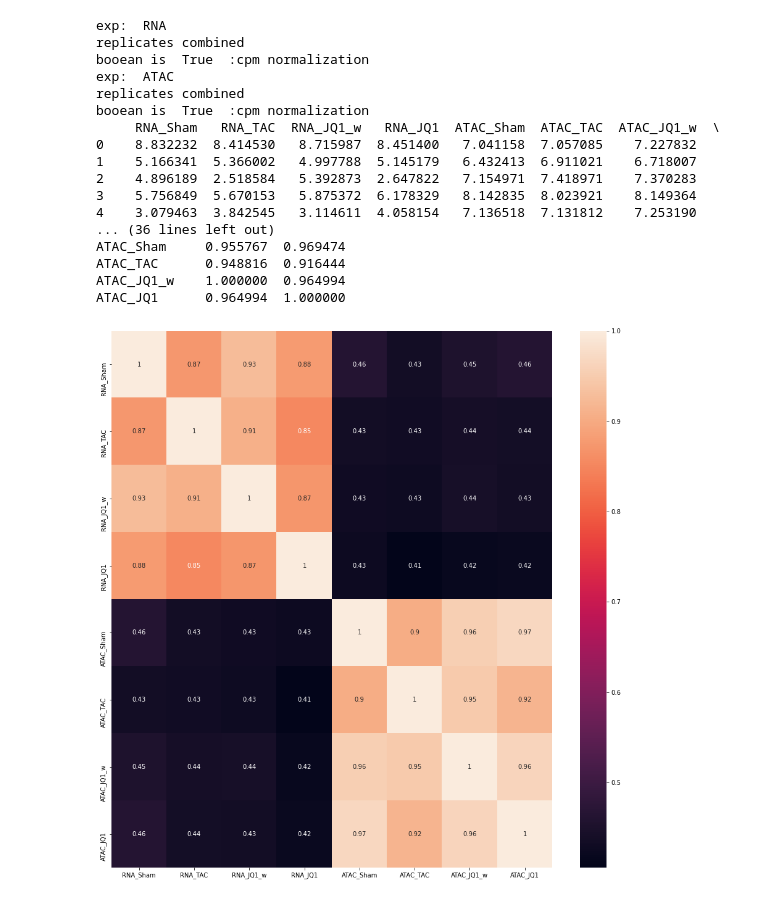
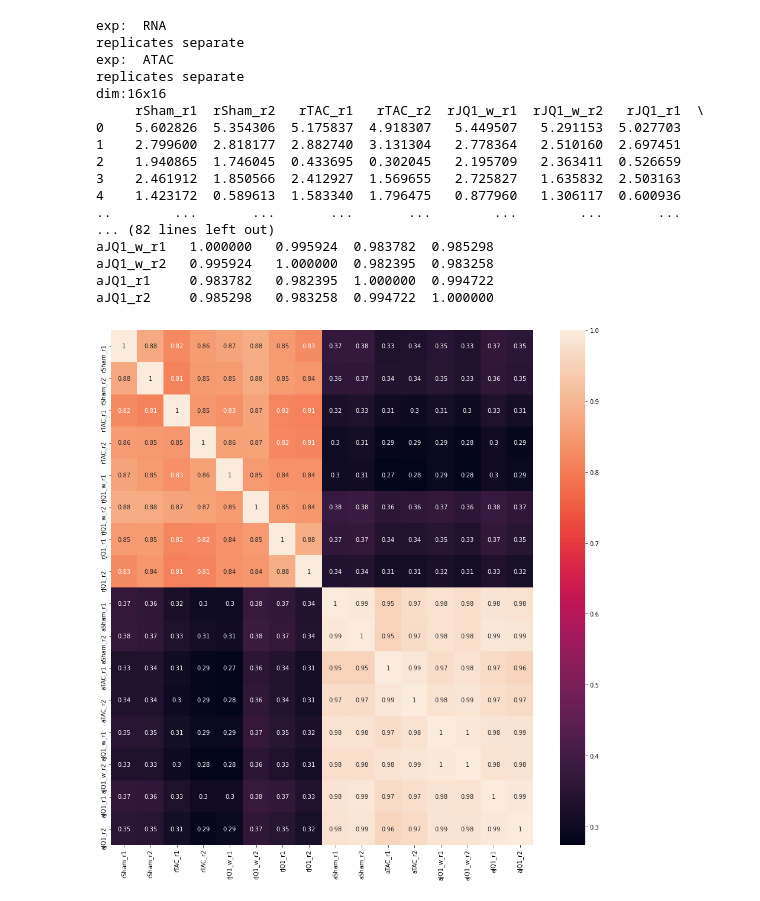
Before and after one commit to code-s-witch/Pollard-Lab, a Jupyter notebook: combined_replicates.ipynb, the cells around one changed output. Cells and saved outputs as stored; diff of their text form; code cells hidden in the pictures.

```diff
--- a/combined_replicates.ipynb
+++ b/combined_replicates.ipynb
@@ -16,9 +16,8 @@ rel_path = "../../../data/projects/morin/Counts/"
 
 #retrieve samples from specified experiment
 #experimental data
-# exp = "RNA"
 cpm_bool = False #False: normalize by cpkm, True: normalize by cpm
-repl_bool = True #True:use sum of replicates, False: use r1, r2
+repl_bool = False #True:use sum of replicates, False: use r1, r2
 
 #file holding 16 sample names
 #8 samples per experiment
@@ -34,15 +33,20 @@ atacDict= ds.run_ds_on_exp(samples_dir, rel_path, "ATAC", cpm_bool, repl_bool)
 
 # print(atacDict)
 #merge dictionaries
+dim = ''
 mergeDict = {}
 if repl_bool:
     #make 8x8 matrix with replicates combined
+    dim = '8x8'
+    print('dim:' + dim)
     for key, values in rnaDict.items():
         mergeDict[key] = values
     for k, v in atacDict.items():
         mergeDict[k] = v
 else:
     #make 16x16 matrix with replicates separate
+    dim = '16x16'
+    print('dim:' + dim)
     for key, values in rnaDict.items():
         mergeDict['r'+key] = values
     for k, v in atacDict.items():
@@ -50,63 +54,66 @@ else:
 # print(mergeDict.keys())
 
 #create dataframe
 df = pd.DataFrame(data=mergeDict)
 
 print(df)
 
 
 # #not necessarily sequential analysis
 # #-----------------Analysis part 1: Violin and Swarmplot--------------------
 # #create figure objects
-# violin = sns.violinplot(data=df, inner = None)
-# swarmplot = sns.swarmplot(data=df,color="black", edgecolor="gray", size=2)
+# df1 = pd.DataFrame(data=rnaDict)
+# df2 = pd.DataFrame(data=atacDict)
+# violin = sns.violinplot(data=df1, inner = None)
+# swarmplot = sns.swarmplot(data=df1,color="black", edgecolor="gray", size=2)
 
 # #get figure and save figure
-# norm = ''
-# if cpm_bool == True:
-#     norm = "CPM"
-# else:
-#     norm = "CPKM"
-# img_format = '.png'
+norm = ''
+if cpm_bool == True:
+    norm = "CPM"
+else:
+    norm = "CPKM"
+img_format = '.png'
 # figure1 = "violin_swarmplot"
 # filename1 = figure1 + '_' + exp + '_' + "samples" + '_' + norm + img_format
 # # fig1 = swarmplot.get_figure()
-# # fig1.savefig(filename1)
+# # fig1.savefig('images/'+filename1)
 
 
 # #-----------------Analysis part 2: Heatmap and Clustermap------------------
 #create correlation matrix using the pearson correlation coefficient
 corr_matrix = df.corr(method = 'pearson')
 print(corr_matrix)
 
 plt.figure(figsize=(16,16))
+
 heatmap = sns.heatmap(corr_matrix, annot=True)
 cluster = sns.clustermap(corr_matrix, annot=True)
+exp = "RNAvsATAC"
+figure2 = "heatmap"
+filename2 = figure2 + '_' + exp + '_' +  dim + '_' + norm + img_format
+fig2 = heatmap.get_figure()
+fig2.savefig('images/'+filename2,bbox_inches='tight')
 
-# figure2 = "heatmap"
-# filename2 = figure2 + '_' + exp + '_' + "samples" + '_' + norm + img_format
-# fig2 = heatmap.get_figure()
-# fig2.savefig(filename2,bbox_inches='tight')
-
-# figure3 = "clustermap"
-# filename3 = figure3 + '_' + exp + '_' + "samples" + '_' + norm + img_format
-# cluster.savefig(filename3)
+figure3 = "clustermap"
+filename3 = figure3 + '_' + exp + '_' + dim + '_' + norm + img_format
+cluster.savefig('images/'+filename3)
 # %% [output]
 exp:  RNA
-replicates combined
-booean is  True  :cpm normalization
+replicates separate
 exp:  ATAC
-replicates combined
-booean is  True  :cpm normalization
-     RNA_Sham   RNA_TAC  RNA_JQ1_w   RNA_JQ1  ATAC_Sham  ATAC_TAC  ATAC_JQ1_w  \
-0    8.832232  8.414530   8.715987  8.451400   7.041158  7.057085    7.227832
-1    5.166341  5.366002   4.997788  5.145179   6.432413  6.911021    6.718007
-2    4.896189  2.518584   5.392873  2.647822   7.154971  7.418971    7.370283
-3    5.756849  5.670153   5.875372  6.178329   8.142835  8.023921    8.149364
-4    3.079463  3.842545   3.114611  4.058154   7.136518  7.131812    7.253190
-... (36 lines left out)
-ATAC_Sham     0.955767  0.969474
-ATAC_TAC      0.948816  0.916444
-ATAC_JQ1_w    1.000000  0.964994
-ATAC_JQ1      0.964994  1.000000
+replicates separate
+dim:16x16
+     rSham_r1  rSham_r2   rTAC_r1   rTAC_r2  rJQ1_w_r1  rJQ1_w_r2   rJQ1_r1  \
+0    5.602826  5.354306  5.175837  4.918307   5.449507   5.291153  5.027703
+1    2.799600  2.818177  2.882740  3.131304   2.778364   2.510160  2.697451
+2    1.940865  1.746045  0.433695  0.302045   2.195709   2.363411  0.526659
+3    2.461912  1.850566  2.412927  1.569655   2.725827   1.635832  2.503163
+4    1.423172  0.589613  1.583340  1.796475   0.877960   1.306117  0.600936
+..        ...       ...       ...       ...        ...        ...       ...
+... (82 lines left out)
+aJQ1_w_r1   1.000000   0.995924  0.983782  0.985298
+aJQ1_w_r2   0.995924   1.000000  0.982395  0.983258
+aJQ1_r1     0.983782   0.982395  1.000000  0.994722
+aJQ1_r2     0.985298   0.983258  0.994722  1.000000
-[figure, old version]
+[figure, new version]
```
Also changed, not shown: parts of 2 cells of this notebook, 2 other files.
